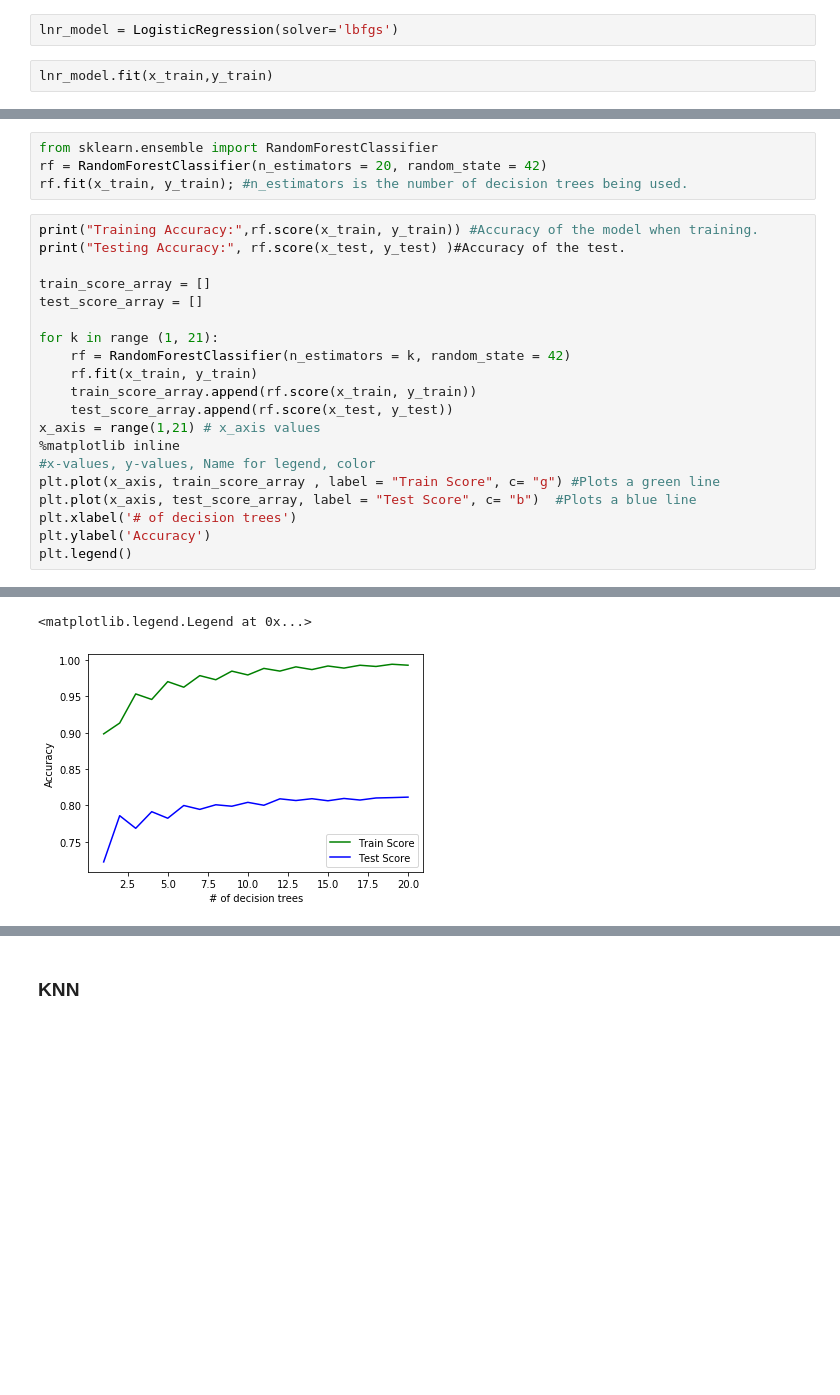
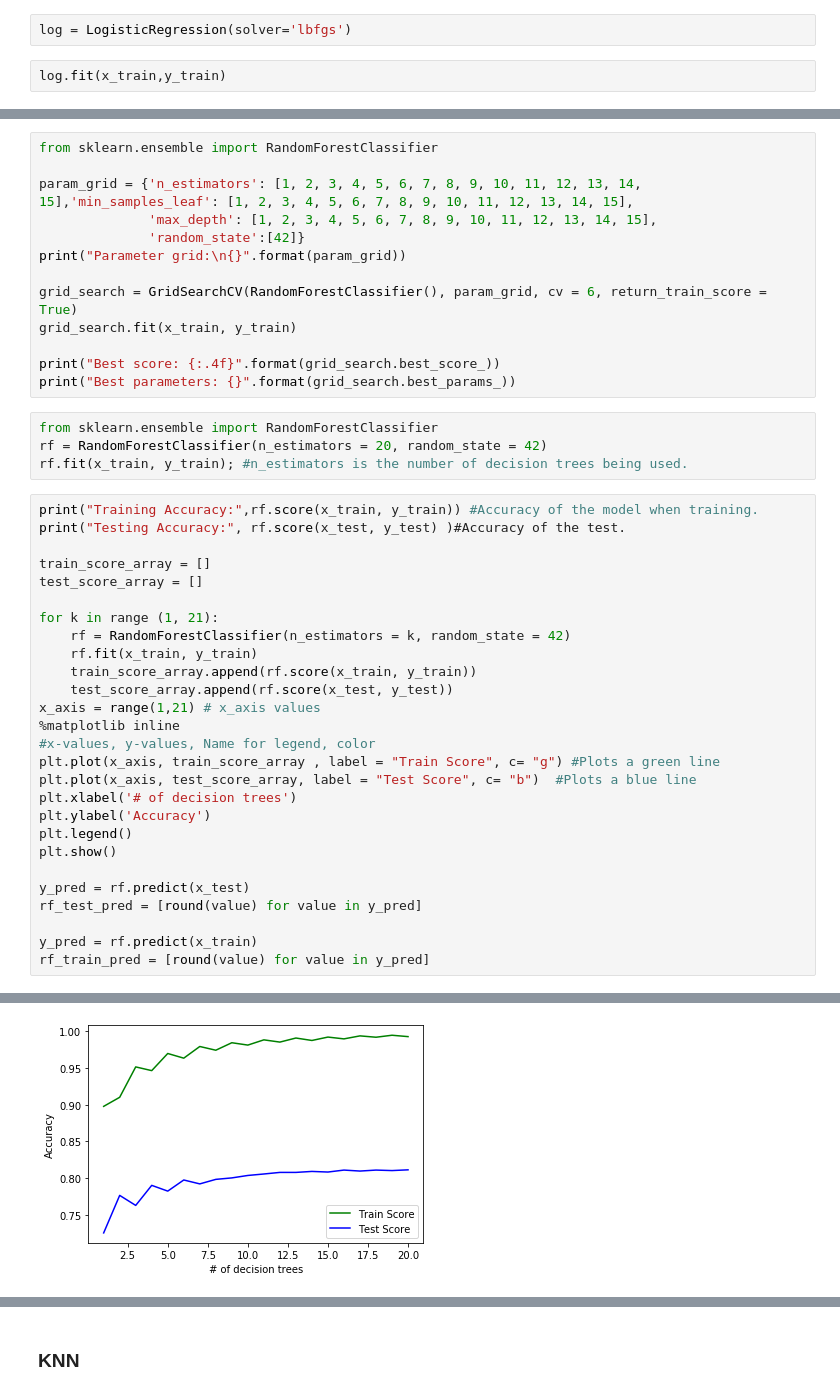
Before and after one commit to DaniBrew4/Stat420-Group-Classification, a Jupyter notebook: GC_Foster.ipynb, the cells around one changed output, grey strips where cells are left out. Drawn from its saved outputs; the diff is of its cells as text; blank space fills up the shorter version.

```diff
--- a/GC_Foster.ipynb
+++ b/GC_Foster.ipynb
@@ -88,9 +89,9 @@ poly = PolynomialFeatures(interaction_only=True)
 x = poly.fit_transform(x)
 x_train, x_test, y_train, y_test = train_test_split(x, y, test_size=0.20)
 # %%
-lnr_model = LogisticRegression(solver='lbfgs')
+log = LogisticRegression(solver='lbfgs')
 # %%
-lnr_model.fit(x_train,y_train)
+log.fit(x_train,y_train)
 # %% [output]
 LogisticRegression(C=1.0, class_weight=None, dual=False, fit_intercept=True,
                    intercept_scaling=1, l1_ratio=None, max_iter=100,
@@ -107,5 +125,18 @@ print(lnr_model.score(x_train, y_train))
 # %% [markdown]
 ### Random Forests
+# %%
+from sklearn.ensemble import RandomForestClassifier
+
+param_grid = {'n_estimators': [1, 2, 3, 4, 5, 6, 7, 8, 9, 10, 11, 12, 13, 14, 15],'min_samples_leaf': [1, 2, 3, 4, 5, 6, 7, 8, 9, 10, 11, 12, 13, 14, 15],
+              'max_depth': [1, 2, 3, 4, 5, 6, 7, 8, 9, 10, 11, 12, 13, 14, 15],
+              'random_state':[42]}
+print("Parameter grid:\n{}".format(param_grid))
+
+grid_search = GridSearchCV(RandomForestClassifier(), param_grid, cv = 6, return_train_score = True)
+grid_search.fit(x_train, y_train)
+
+print("Best score: {:.4f}".format(grid_search.best_score_))
+print("Best parameters: {}".format(grid_search.best_params_))
 # %%
 from sklearn.ensemble import RandomForestClassifier
 rf = RandomForestClassifier(n_estimators = 20, random_state = 42)
@@ -130,4 +161,11 @@ plt.plot(x_axis, test_score_array, label = "Test Score", c= "b")  #Plots a blue
 plt.xlabel('# of decision trees')
 plt.ylabel('Accuracy')
 plt.legend()
+plt.show()
+
+y_pred = rf.predict(x_test)
+rf_test_pred = [round(value) for value in y_pred]
+
+y_pred = rf.predict(x_train)
+rf_train_pred = [round(value) for value in y_pred]
 # %% [output]
@@ -136,2 +174 @@ Testing Accuracy: 0.8115
-<matplotlib.legend.Legend at 0x...>
-[figure, old version]
+[figure, new version]
```
Also changed, not shown: parts of 26 cells of this notebook.
